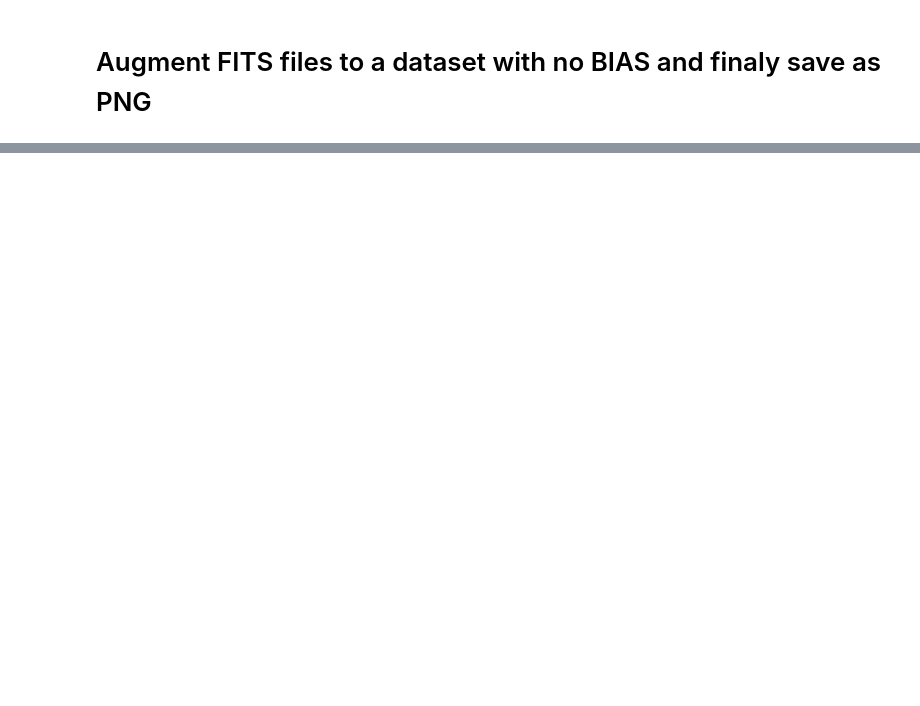
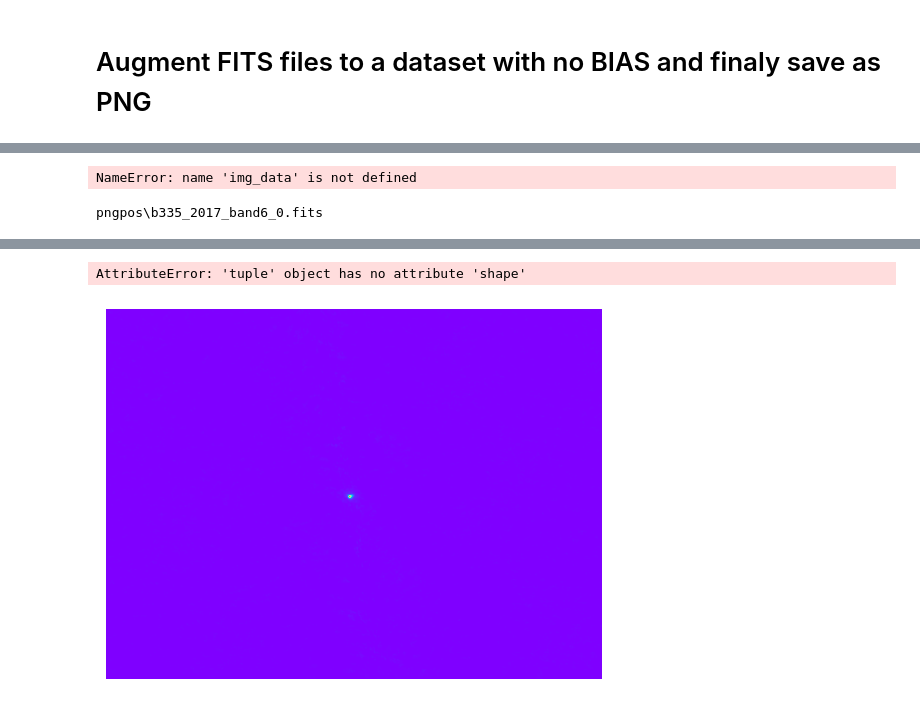
Before and after one commit to SvenneMcBoosted/ALMA, a Jupyter notebook: Code/Peter/augment.ipynb, the cells around one changed output, grey strips where cells are left out. Cells and saved outputs as stored; diff of their text form; code cells hidden in the pictures; blank space fills up the shorter version.

```diff
--- a/Code/Peter/augment.ipynb
+++ b/Code/Peter/augment.ipynb
@@ -25,11 +23,31 @@ shift_interval = 1
 gaussians = []
 # %%
 # Get all the fits files adresses un a dictionary
-filenames = glob.glob('data/*.fits')
+filenames = glob.glob('pngpos/*.fits')
 data_set = {}
+# %%
+#Save the fits files to png files
+
+def crop_image(image_to_crop, image_size):
+    (x_pixels, y_pixels) = image_to_crop.shape
+    x_lower = int(x_pixels/2 - image_size)
+    x_upper = int(x_pixels/2 + image_size)
+    y_lower = int(y_pixels/2 - image_size)
+    y_upper = int(y_pixels/2 + image_size)
+    return image_to_crop[(x_lower):(x_upper), (y_lower):(y_upper)]
+
+for filename in filenames:
+    data = fits.getdata(filename)
+    img_data.shape = (img_data.shape[2], img_data.shape[3])
+
+    data = crop_image(data, 100)
+    data = ZScaleInterval(contrast=0.25, nsamples=1)(data).squeeze()
+    save_png(data, filename.strip('.fits').strip('data/'), 'png')
+# %% [output]
+NameError: name 'img_data' is not defined
 # %%
 def find_object_pos(file):
-    cd = ClustarData(path=file, group_factor=0)
+    cd = ClustarData(path=file, group_factor=.25)
     if len(cd.groups) > 0:
         disk = cd.groups[0]
         bounds = disk.image.bounds
@@ -40,6 +58,8 @@ def find_object_pos(file):
         print("No object found in {}".format(file))
         return None
 # %%
+
+im_size = 100
 
 for file in filenames:
     img_data = fits.getdata(file)
@@ -49,5 +69,21 @@ for file in filenames:
         img_data.shape = (img_data.shape[2], img_data.shape[3])
         # Set the size of the crop in pixels
         crop_size = units.Quantity((im_size, im_size), units.pixel)
-        img_crop = Cutout2D(img_data, object_pos, crop_size)
-        gaussians.append(img_crop)
+        # img_crop = Cutout2D(img_data, object_pos, crop_size)
+        print(file)
+        # save_png(img_crop.data, file, 'png')
+
+        zscale = ZScaleInterval(contrast=0.25, nsamples=1)
+        img_data = fits.getdata(file)
+        img_data = zscale(data).squeeze()
+
+        plt.imshow(img_data, origin='lower', cmap='rainbow', aspect='auto')
+        plt.axis('off')
+        plt.imsave(file + '.png', Cutout2D(img_data,
+                   object_pos, crop_size), cmap='rainbow')
+
+
+
+        gaussians.append(img_data)
+# %% [output]
+pngpos\b335_2017_band6_0.fits
@@ -54,3 +91,5 @@ for file in filenames:
+AttributeError: 'tuple' object has no attribute 'shape'
+[figure, added]
 # %%
 # This function flips the image horizontally, vertically or both
 def flip_disk(disk_to_flip):
```
Also changed, not shown: parts of 3 cells of this notebook, 29 other files.
